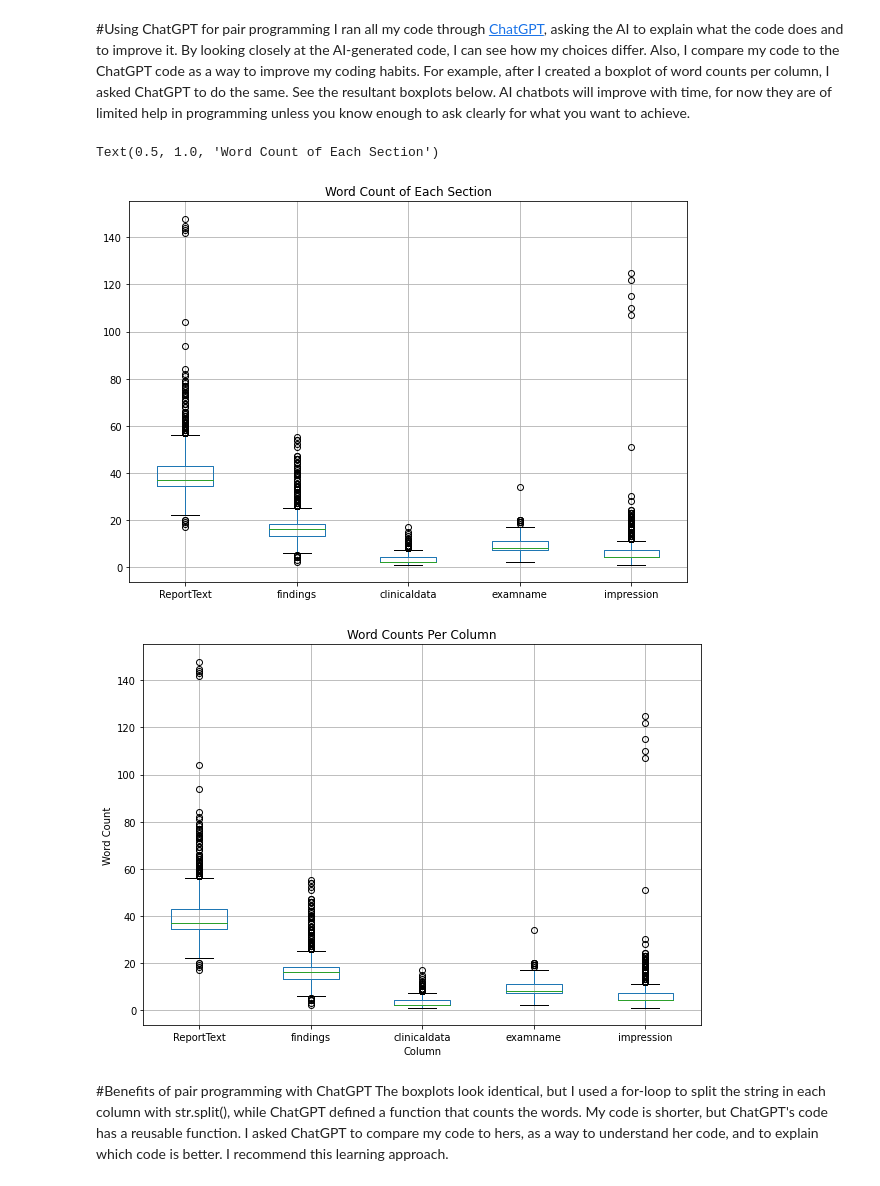
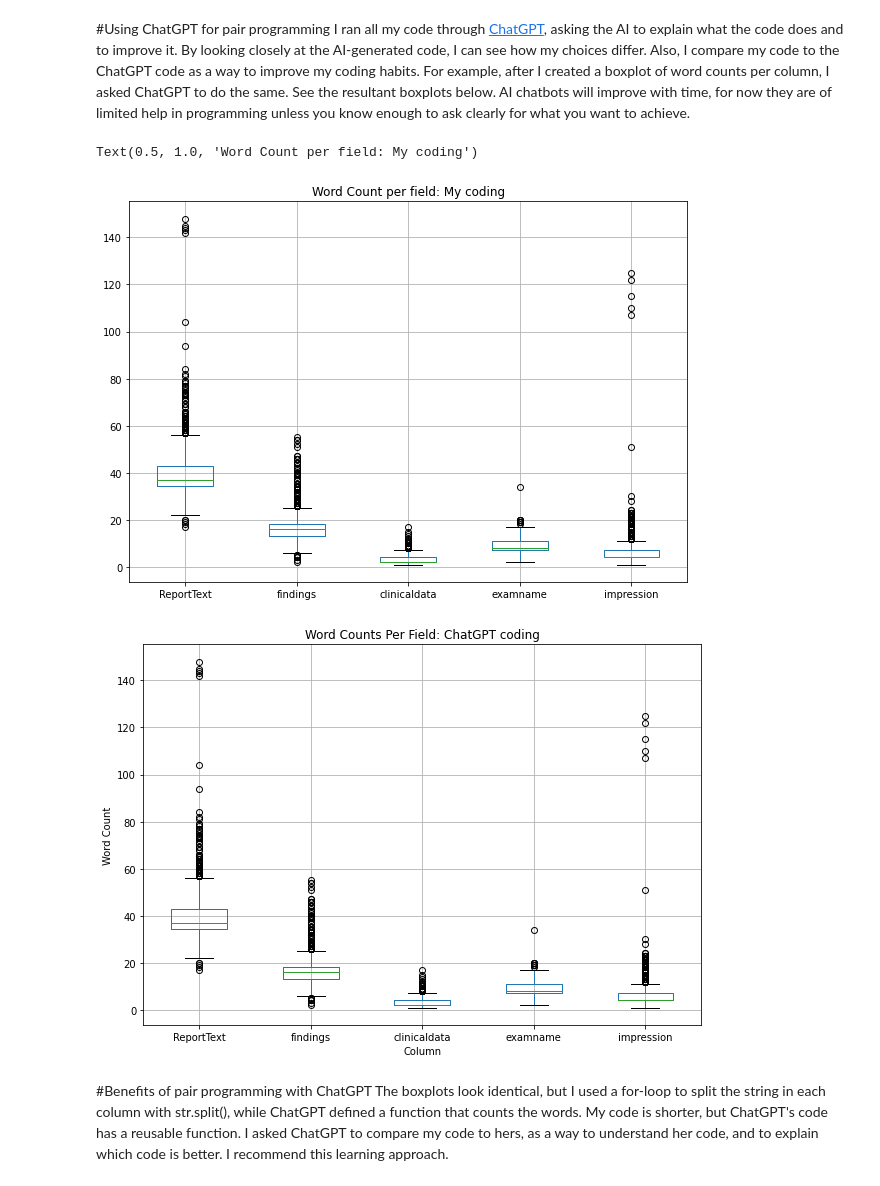
Before and after one commit to isabelklint/final_oa, a Jupyter notebook: final_oa.ipynb, the cells around one changed output. Saved outputs shown, nothing was run; the diff lists cells and outputs as text; code cells hidden in the pictures.

```diff
--- a/final_oa.ipynb
+++ b/final_oa.ipynb
@@ -352,32 +352,32 @@ for i in fieldNames:
 fig = plt.figure(figsize =(10, 7))
 
 boxplot = df_wc.boxplot()
-plt.title('Word Count of Each Section')
+plt.title('Word Count per field: My coding')
 # %% [output]
-Text(0.5, 1.0, 'Word Count of Each Section')
+Text(0.5, 1.0, 'Word Count per field: My coding')
-[figure, old version]
+[figure, new version]
 # %%
 # chat gpt code:
 # Define a function to count the number of words in a string
 def word_count(text):
     return len(text.split())
 
 # Apply the word_count function to each column and create a new dataframe with the results
 word_counts = pd.DataFrame()
 word_counts['ReportText'] = df_original['ReportText'].apply(word_count)
 word_counts['findings'] = df_original['findings'].apply(word_count)
 word_counts['clinicaldata'] = df_original['clinicaldata'].apply(word_count)
 word_counts['examname'] = df_original['examname'].apply(word_count)
 word_counts['impression'] = df_original['impression'].apply(word_count)
 
 # Create a boxplot of word counts per column
 word_counts.boxplot(figsize=(10, 7))
-plt.title('Word Counts Per Column')
+plt.title('Word Counts Per Field: ChatGPT coding')
 plt.xlabel('Column')
 plt.ylabel('Word Count')
 plt.show()
 # %% [output]
-[figure, old version]
+[figure, new version]
 # %% [markdown]
 #<font color="D41159">Benefits of pair programming with ChatGPT
 The boxplots look identical, but I used a for-loop to split the string in each column with str.split(), while ChatGPT defined a function that counts the words. My code is shorter, but ChatGPT's code has a reusable function. I asked ChatGPT to compare my code to hers, as a way to understand her code, and to explain which code is better. I recommend this learning approach.
```
Also changed, not shown: parts of 1 cell of this notebook.
